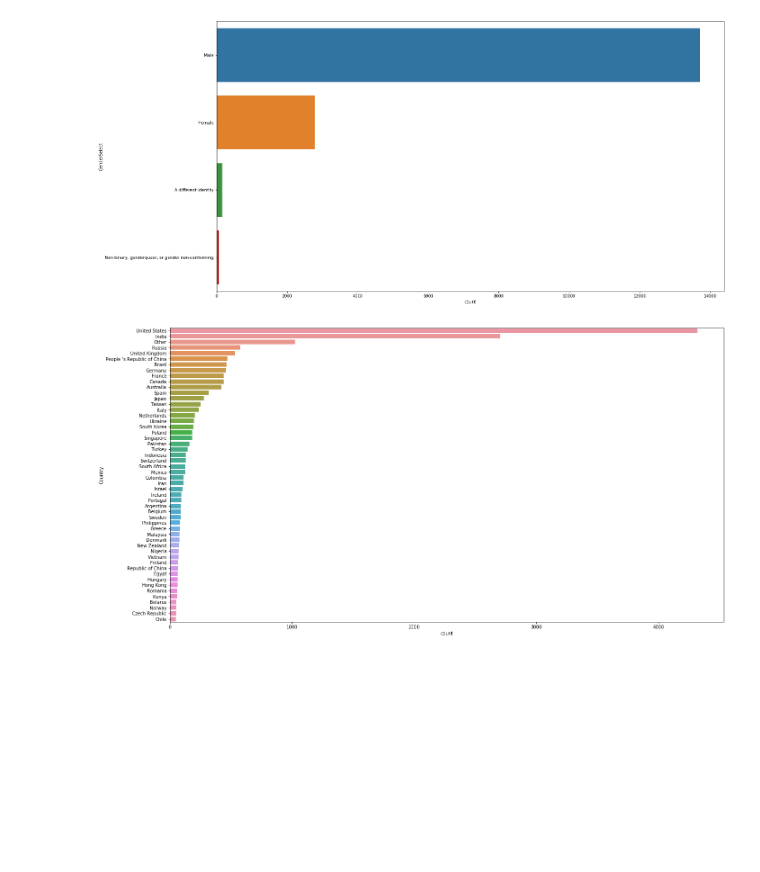
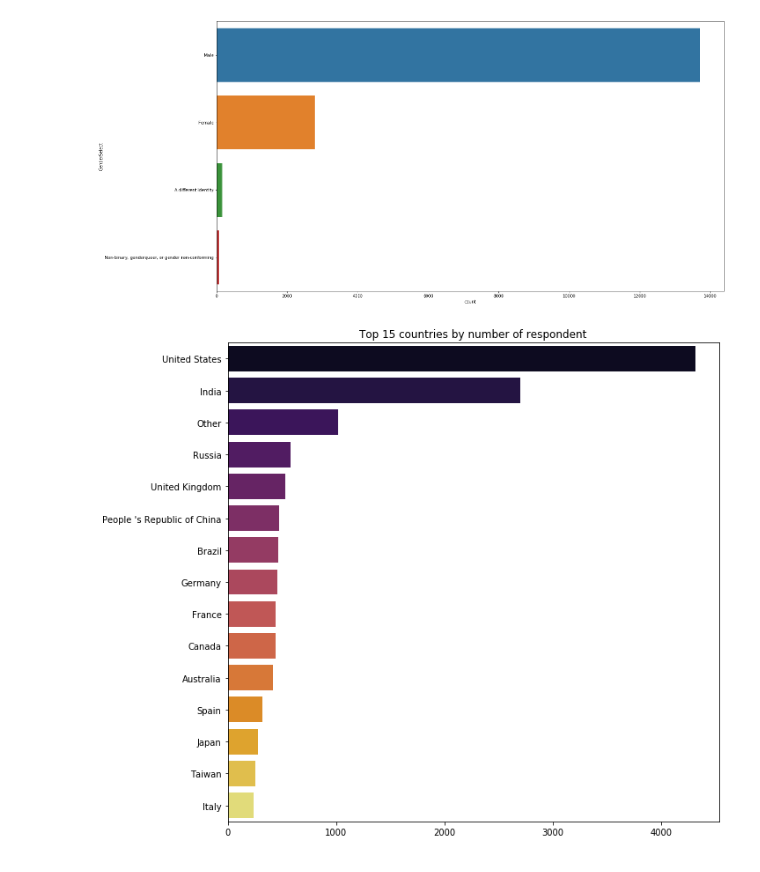
Before and after one commit to ArshadKhurshid/DataScience-Survey, a Jupyter notebook: ML_Kaggle_DS_Survey.ipynb, the cells around one changed output. Drawn from its saved outputs; the diff is of its cells as text; code cells hidden in the pictures; blank space fills up the shorter version.

```diff
--- a/ML_Kaggle_DS_Survey.ipynb
+++ b/ML_Kaggle_DS_Survey.ipynb
@@ -124,9 +124,14 @@ sns.countplot(y=MChoice_Response['GenderSelect'],order=MChoice_Response['GenderS
 plt.show()
 # %% [output]
 [figure]
-# %%
-plt.subplots(figsize=(22,12))
-sns.countplot(y=MChoice_Response['Country'],order=MChoice_Response['Country'].value_counts().index)
-plt.show()
-# %% [output]
-[figure, removed]
+# %%
+MChoice_Response_15 = MChoice_Response['Country'].value_counts()[:15].to_frame()
+sns.barplot(MChoice_Response_15['Country'],MChoice_Response_15.index,palette='inferno')
+plt.title('Top 15 countries by number of respondent')
+plt.xlabel(' ')
+fig = plt.gcf()
+fig.set_size_inches(10,10)
+3++#sns.countplot(y=MChoice_Response_15['Country'],order=MChoice_Response_15['Country'].value_counts().index)
+plt.show()
+# %% [output]
+[figure, added]
```
Also changed, not shown: parts of 2 cells of this notebook.
